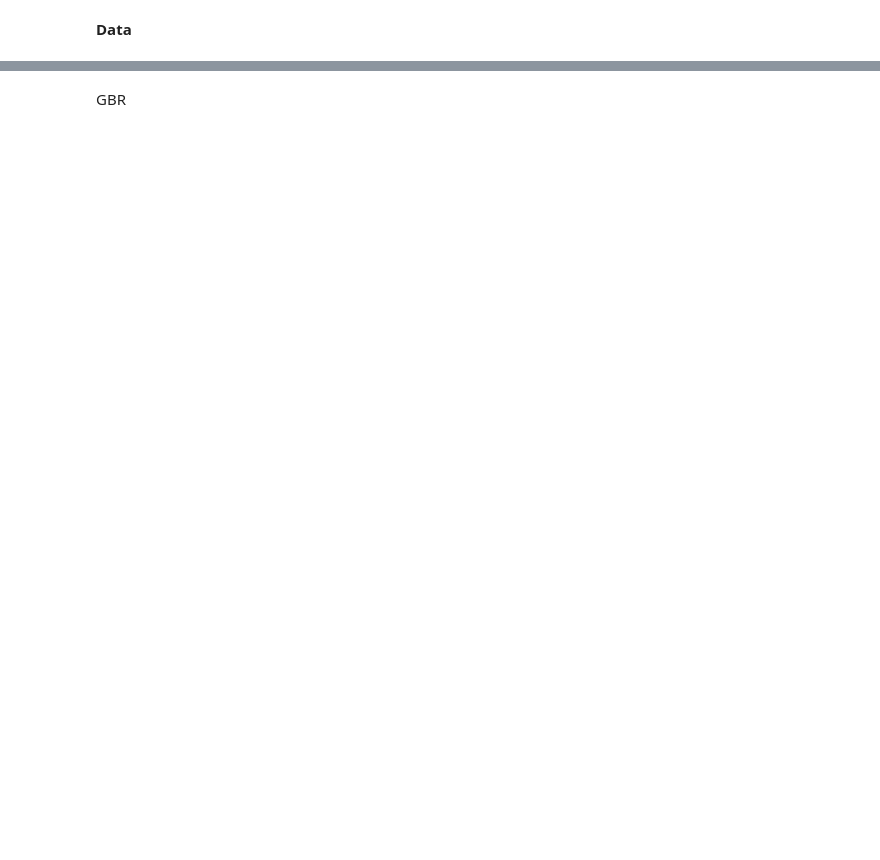
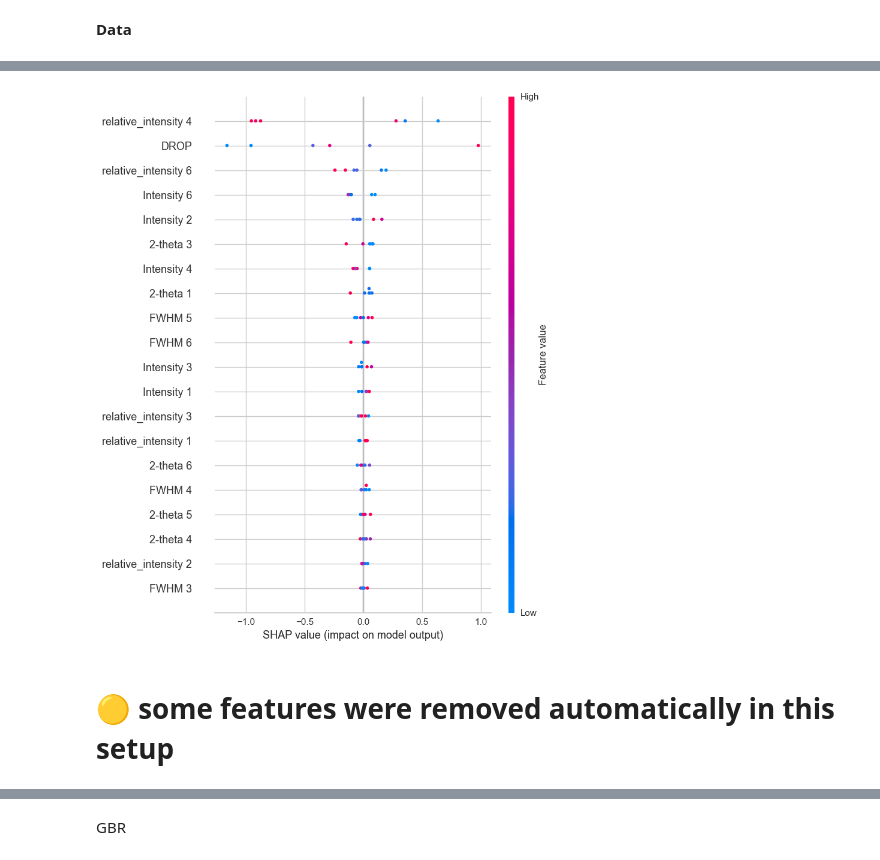
Before and after one commit to mmortazavi/ml_demystified, a Jupyter notebook: projects/solarcell/xrd/nezamloo/FF_target_Pycaret.ipynb, the cells around one changed output, grey strips where cells are left out. Cells and saved outputs as stored; diff of their text form; code cells hidden in the pictures; blank space fills up the shorter version.

```diff
--- a/projects/solarcell/xrd/nezamloo/FF_target_Pycaret.ipynb
+++ b/projects/solarcell/xrd/nezamloo/FF_target_Pycaret.ipynb
@@ -24 +119,7 @@ Pycaret
+# %%
+interpret_model(rf)
+# %% [output]
+[figure, added]
+# %% [markdown]
+# 🟡 some features were removed automatically in this setup
 # %%
```
Also changed, not shown: parts of 17 cells of this notebook.
